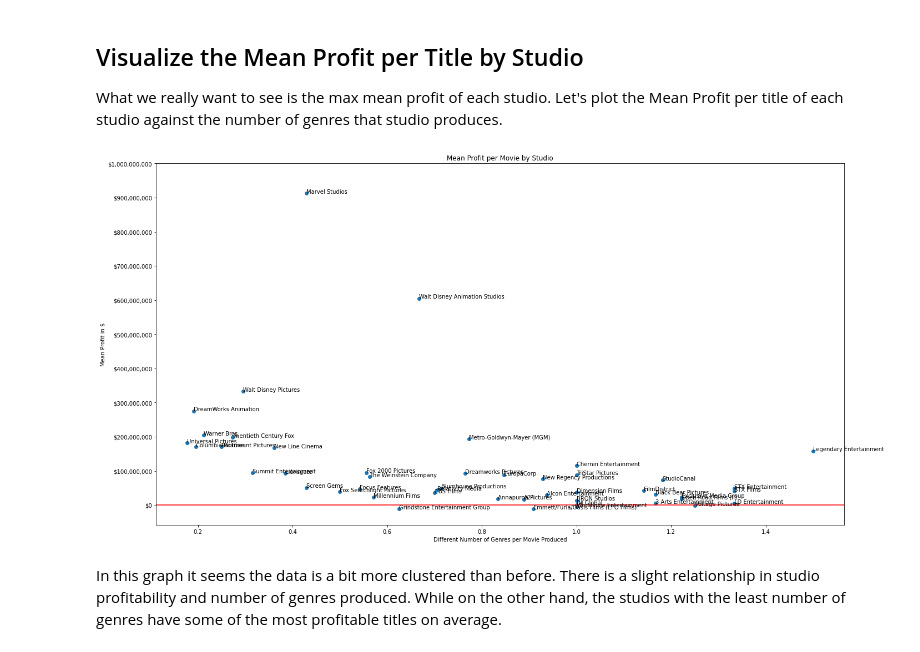
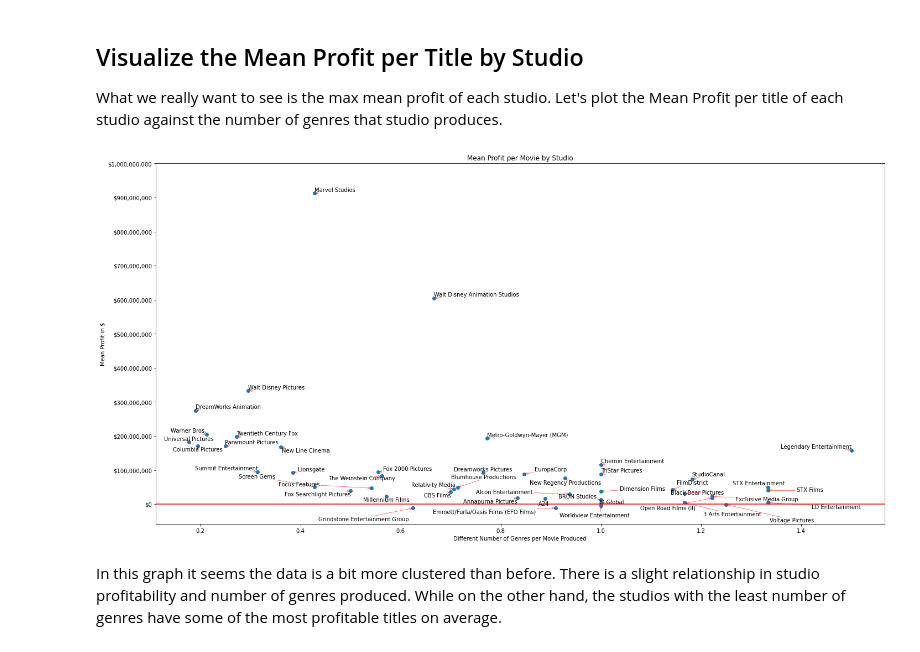
Before and after one commit to harryminds/Movie-Data-EDA, a Jupyter notebook: Movie Data EDA.ipynb, the cells around one changed output. Saved outputs shown, nothing was run; the diff lists cells and outputs as text; code cells hidden in the pictures.

```diff
--- a/Movie Data EDA.ipynb
+++ b/Movie Data EDA.ipynb
@@ -401,8 +397,10 @@ Let's plot the Mean ROI per title of each studio against the number of genres th
 fig, ax = plt.subplots(figsize=(20,10))
 ax.scatter(studios_genre_df.genres_per_movies, studios_genre_df.mean_roi)
 ax.axhline(100, color='red')
+texts = []
 for i, txt in enumerate(studios_genre_df.studio):
-    ax.annotate(txt, (studios_genre_df.genres_per_movies[i], studios_genre_df.mean_roi[i]), fontsize=10)
+    texts.append(ax.annotate(txt, (studios_genre_df.genres_per_movies[i], studios_genre_df.mean_roi[i]), fontsize=10))
+adjust_text(texts, only_move={'points':'y', 'texts':'y'}, arrowprops=dict(arrowstyle="->", color='r', lw=0.5))
 ax.set_title('Mean ROI per Movie by Studio')
 ax.set_ylabel('Mean ROI %')
 ax.set_xlabel('Different Number of Genres per Movie Produced')
@@ -410,4 +408,5 @@ ax.yaxis.set_major_formatter('{x:.0f}%')
 #ax.xaxis.set_ticks(np.linspace(4,18,15))
 plt.tight_layout()
 plt.show()
+fig.savefig('./figures/mean_roi_byStudio.png')
 # %% [output]
@@ -421,19 +420,22 @@ What we really want to see is the max mean profit of each studio. Let's plot the
 # %%
 fig, ax = plt.subplots(figsize=(20,10))
 ax.scatter(studios_genre_df.genres_per_movies, studios_genre_df.mean_profit)
 ax.axhline(1, color='red')
+texts=[]
 for i, txt in enumerate(studios_genre_df.studio):
-    ax.annotate(txt, (studios_genre_df.genres_per_movies[i], studios_genre_df.mean_profit[i]), fontsize=10)
+    texts.append(ax.annotate(txt, (studios_genre_df.genres_per_movies[i], studios_genre_df.mean_profit[i]), fontsize=10))
+adjust_text(texts, only_move={'points':'y', 'texts':'y'}, arrowprops=dict(arrowstyle="->", color='r', lw=0.5))
 ax.set_title('Mean Profit per Movie by Studio')
 ax.set_ylabel('Mean Profit in $')
 ax.yaxis.set_ticks(np.linspace(0,1000000000,11))
 ax.yaxis.set_major_formatter('${x:,.0f}')
 ax.set_xlabel('Different Number of Genres per Movie Produced')
 #ax.xaxis.set_ticks(np.linspace(4,18,15))
 plt.tight_layout()
 plt.show()
+fig.savefig('./figures/mean_profit_byStudio.png')
 # %% [output]
-[figure, old version]
+[figure, new version]
 # %% [markdown]
 In this graph it seems the data is a bit more clustered than before. There is a slight relationship in studio profitability and number of genres produced. While on the other hand, the studios with the least number of genres have some of the most profitable titles on average.
 # %% [markdown]
```
Also changed, not shown: parts of 13 cells of this notebook, 9 other files.
